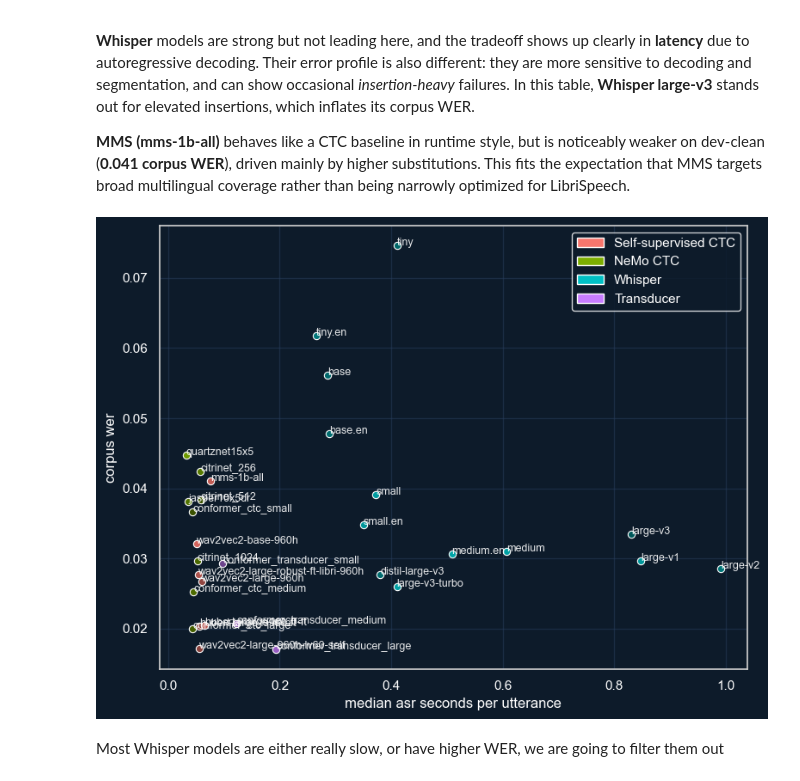
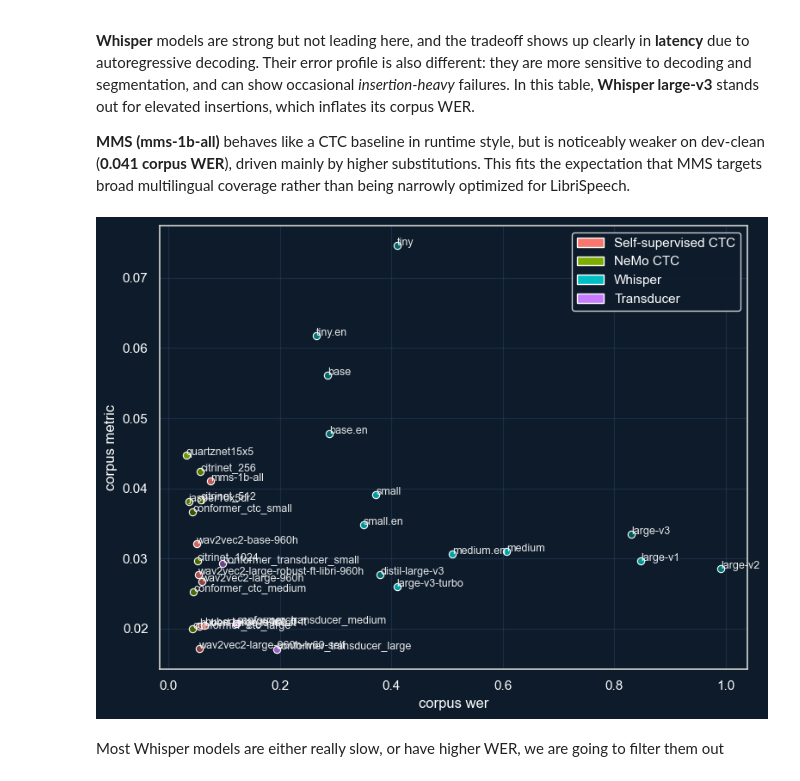
Before and after one commit to kevinhuads/nlp-transcript-intelligence, a Jupyter notebook: eval/asr_eval_notebook.ipynb, the cells around one changed output. Drawn from its saved outputs; the diff is of its cells as text; code cells hidden in the pictures.

Commit message:
add eval OCR skeleton

```diff
--- a/eval/asr_eval_notebook.ipynb
+++ b/eval/asr_eval_notebook.ipynb
@@ -122,7 +122,9 @@ from asr_eval_notebook_utils import *
 # %%
-df_clean = load_eval_df("results", "dev-clean")
-summary_clean = summarize_eval_df(df_clean)
-order_clean = make_order(summary_clean)
-palette = make_default_palette()
+from eval_notebook_utils import *
+
+spec = asr_spec
+palette = make_palette(asr_model_family)
+df_clean = load_eval_df("results", "dev-clean", spec)
+
 df_clean.head()
 # %% [output]
@@ -135,7 +137,8 @@ df_clean.head()
 # %%
+summary_clean = summarize_eval_df(df_clean, spec)
 order_clean = make_order(summary_clean)
-palette = ModelPalette(family_fn=model_family, family_base=family_colors, family_label=family_labels, shade_factor=0.55)
-fig_corpus, ax_corpus, corpus_data = plot_corpus_wer_barh(summary_clean, order_clean, palette, return_data=True)
+palette = ModelPalette(family_fn=asr_model_family, family_base=family_colors, family_label=family_labels, shade_factor=0.55)
+plot_corpus_metric_barh(summary_clean, order_clean, palette, xlabel="corpus wer")
 
 summary_clean
 # %% [output]
@@ -168,9 +171,9 @@ A broader “high accuracy, stable” cluster sits around the **low 0.02** range
 
 **MMS (mms-1b-all)** behaves like a CTC baseline in runtime style, but is noticeably weaker on dev-clean (**0.041 corpus WER**), driven mainly by higher substitutions. This fits the expectation that MMS targets broad multilingual coverage rather than being narrowly optimized for LibriSpeech.
 # %%
-fig_sc, ax_sc, sc_data = plot_latency_vs_wer(summary_clean, order_clean, palette, return_data=True)
+plot_latency_vs_metric(summary_clean, order_clean, palette, xlabel="corpus wer");
 # %% [output]
-[figure, old version]
+[figure, new version]
 # %% [markdown]
 Most Whisper models are either really slow, or have higher WER, we are going to filter them out
 # %%
```
Also changed, not shown: parts of 10 cells of this notebook, 12 other files.
